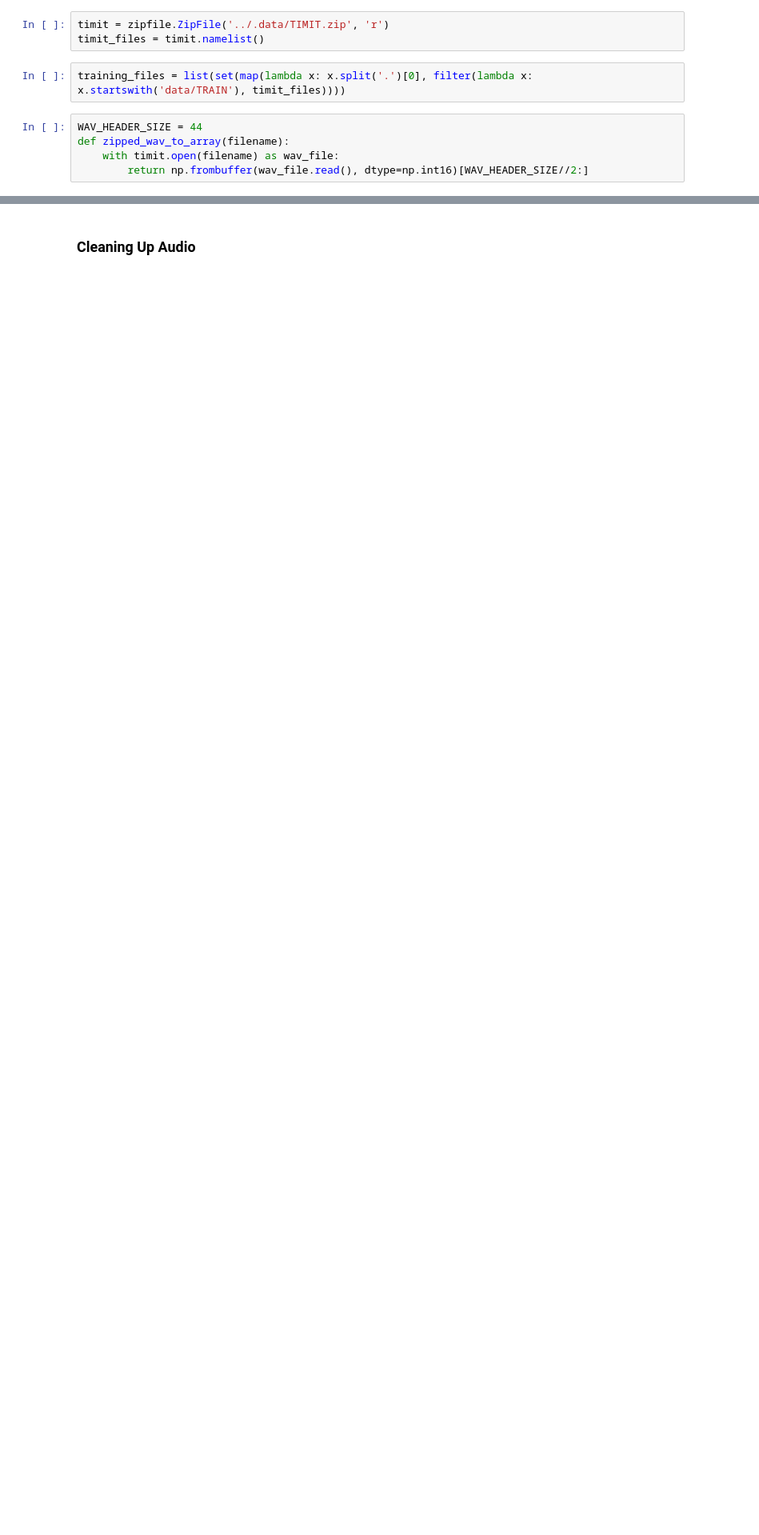
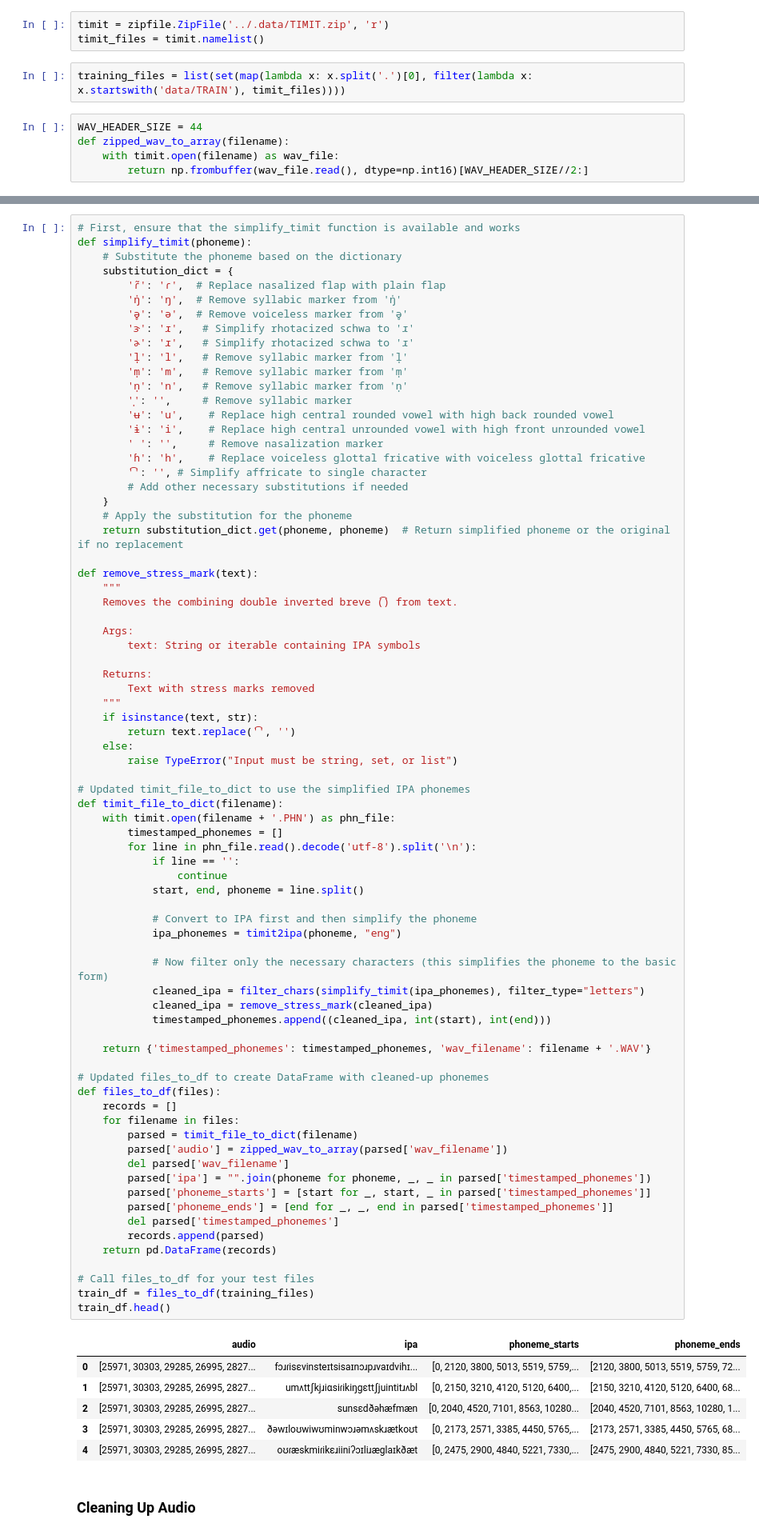
Before and after one commit to KoelLabs/ML, a Jupyter notebook: notebooks/TIMIT_Finetune.ipynb, the cells around one changed output, grey strips where cells are left out. Shown at 80% size. Drawn from its saved outputs; the diff is of its cells as text; blank space fills up the shorter version.

```diff
--- a/notebooks/TIMIT_Finetune.ipynb
+++ b/notebooks/TIMIT_Finetune.ipynb
@@ -54,3 +45,85 @@ train_df.head()
+# %%
+# First, ensure that the simplify_timit function is available and works
+def simplify_timit(phoneme):
+    # Substitute the phoneme based on the dictionary
+    substitution_dict = {
+        'ɾ̃': 'ɾ',  # Replace nasalized flap with plain flap
+        'ŋ̍': 'ŋ',  # Remove syllabic marker from 'ŋ̍'
+        'ə̥': 'ə',  # Remove voiceless marker from 'ə̥'
+        'ɝ': 'ɹ',   # Simplify rhotacized schwa to 'ɹ'
+        'ɚ': 'ɹ',   # Simplify rhotacized schwa to 'ɹ'
+        'l̩': 'l',   # Remove syllabic marker from 'l̩'
+        'm̩': 'm',   # Remove syllabic marker from 'm̩'
+        'n̩': 'n',   # Remove syllabic marker from 'n̩'
+        '̩': '',     # Remove syllabic marker
+        'ʉ': 'u',    # Replace high central rounded vowel with high back rounded vowel
+        'ɨ': 'i',    # Replace high central unrounded vowel with high front unrounded vowel
+        ' ': '',     # Remove nasalization marker
+        'ɦ': 'h',    # Replace voiceless glottal fricative with voiceless glottal fricative
+        '͡': '', # Simplify affricate to single character
+        # Add other necessary substitutions if needed
+    }
+    # Apply the substitution for the phoneme
+    return substitution_dict.get(phoneme, phoneme)  # Return simplified phoneme or the original if no replacement
+
+def remove_stress_mark(text):
+    """
+    Removes the combining double inverted breve (͡) from text.
+
+    Args:
+        text: String or iterable containing IPA symbols
+
+    Returns:
+        Text with stress marks removed
+    """
+    if isinstance(text, str):
+        return text.replace('͡', '')
+    else:
+        raise TypeError("Input must be string, set, or list")
+
+# Updated timit_file_to_dict to use the simplified IPA phonemes
+def timit_file_to_dict(filename):
+    with timit.open(filename + '.PHN') as phn_file:
+        timestamped_phonemes = []
+        for line in phn_file.read().decode('utf-8').split('\n'):
+            if line == '':
+                continue
+            start, end, phoneme = line.split()
+
+            # Convert to IPA first and then simplify the phoneme
+            ipa_phonemes = timit2ipa(phoneme, "eng")
+
+            # Now filter only the necessary characters (this simplifies the phoneme to the basic form)
+            cleaned_ipa = filter_chars(simplify_timit(ipa_phonemes), filter_type="letters")
+            cleaned_ipa = remove_stress_mark(cleaned_ipa)
+            timestamped_phonemes.append((cleaned_ipa, int(start), int(end)))
+
+    return {'timestamped_phonemes': timestamped_phonemes, 'wav_filename': filename + '.WAV'}
+
+# Updated files_to_df to create DataFrame with cleaned-up phonemes
+def files_to_df(files):
+    records = []
+    for filename in files:
+        parsed = timit_file_to_dict(filename)
+        parsed['audio'] = zipped_wav_to_array(parsed['wav_filename'])
+        del parsed['wav_filename']
+        parsed['ipa'] = "".join(phoneme for phoneme, _, _ in parsed['timestamped_phonemes'])
+        parsed['phoneme_starts'] = [start for _, start, _ in parsed['timestamped_phonemes']]
+        parsed['phoneme_ends'] = [end for _, _, end in parsed['timestamped_phonemes']]
+        del parsed['timestamped_phonemes']
+        records.append(parsed)
+    return pd.DataFrame(records)
+
+# Call files_to_df for your test files
+train_df = files_to_df(training_files)
+train_df.head()
+# %% [output]
+|  | audio | ipa | phoneme_starts | phoneme_ends |
+| 0 | [25971, 30303, 29285, 26995, 2827... | fɔɹɾisɛvinsteɪtsisaɪnɔɹpɹvaɪdvihɪ... | [0, 2120, 3800, 5013, 5519, 5759,... | [2120, 3800, 5013, 5519, 5759, 72... |
+| 1 | [25971, 30303, 29285, 26995, 2827... | umʌttʃkjɹiɑsiɾikiŋɡɛttʃjuintitɹʌbl | [0, 2150, 3210, 4120, 5120, 6400,... | [2150, 3210, 4120, 5120, 6400, 68... |
+| 2 | [25971, 30303, 29285, 26995, 2827... | sunsɛdðəhæfmæn | [0, 2040, 4520, 7101, 8563, 10280... | [2040, 4520, 7101, 8563, 10280, 1... |
+| 3 | [25971, 30303, 29285, 26995, 2827... | ðəwɪloʊwiwʊminwɔɹəmʌskɹætkoʊt | [0, 2173, 2571, 3385, 4450, 5765,... | [2173, 2571, 3385, 4450, 5765, 68... |
+| 4 | [25971, 30303, 29285, 26995, 2827... | oʊɾæskmiɾikɛɹiiniʔɔɪliɹæɡlaɪkðæt | [0, 2475, 2900, 4840, 5221, 7330,... | [2475, 2900, 4840, 5221, 7330, 85... |
 # %% [markdown]
 ### Cleaning Up Audio
 # %%
```
Also changed, not shown: parts of 14 cells of this notebook.
